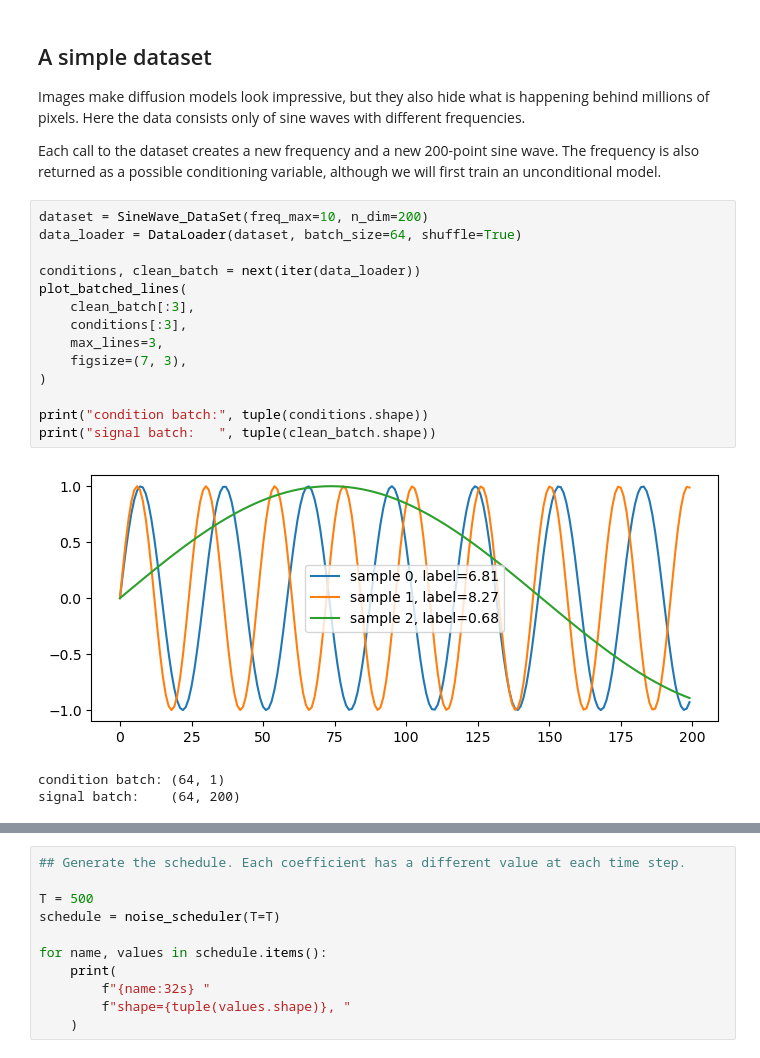
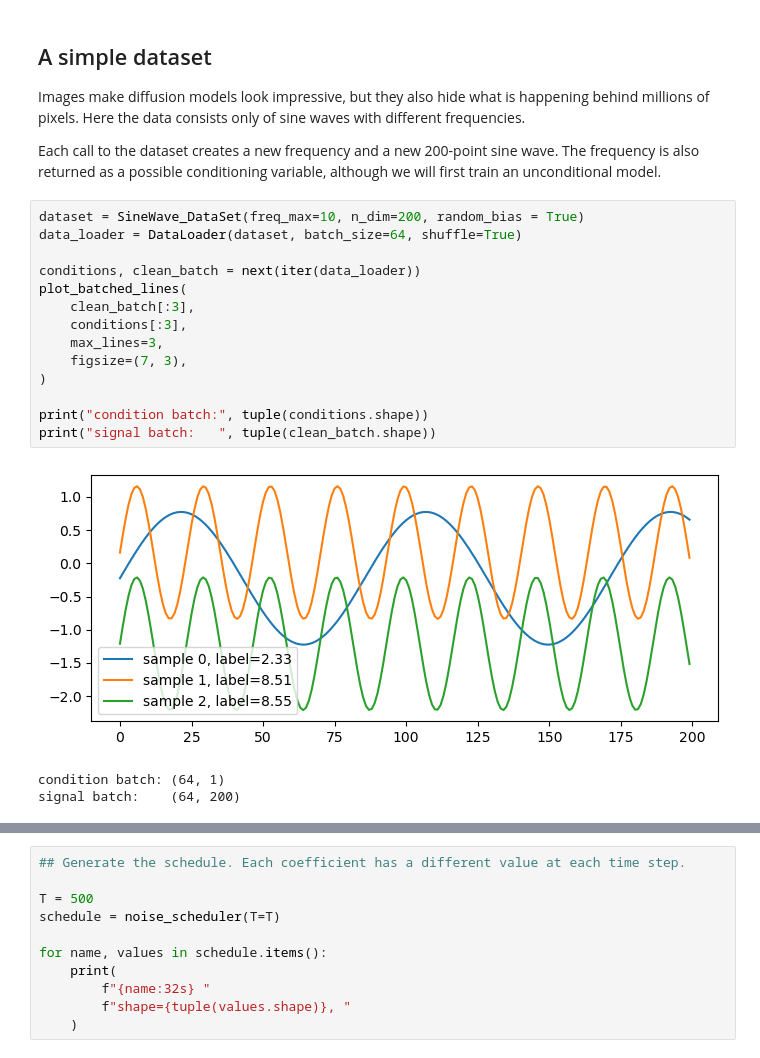
Before and after one commit to leap-stc/parameter-estimation, a Jupyter notebook: intro_diffusion/diffusion_intro.ipynb, the cells around one changed output, grey strips where cells are left out. Cells and saved outputs as stored; diff of their text form.

```diff
--- a/intro_diffusion/diffusion_intro.ipynb
+++ b/intro_diffusion/diffusion_intro.ipynb
@@ -72,21 +72,21 @@ Images make diffusion models look impressive, but they also hide what is happeni
 
 Each call to the dataset creates a new frequency and a new 200-point sine wave. The frequency is also returned as a possible conditioning variable, although we will first train an unconditional model.
 # %%
-dataset = SineWave_DataSet(freq_max=10, n_dim=200)
+dataset = SineWave_DataSet(freq_max=10, n_dim=200, random_bias = True)
 data_loader = DataLoader(dataset, batch_size=64, shuffle=True)
 
 conditions, clean_batch = next(iter(data_loader))
 plot_batched_lines(
     clean_batch[:3],
     conditions[:3],
     max_lines=3,
     figsize=(7, 3),
 )
 
 print("condition batch:", tuple(conditions.shape))
 print("signal batch:   ", tuple(clean_batch.shape))
 # %% [output]
-[figure, old version]
+[figure, new version]
 condition batch: (64, 1)
 signal batch:    (64, 200)
 # %% [markdown]
```
Also changed, not shown: parts of 7 cells of this notebook, 1 other file.
